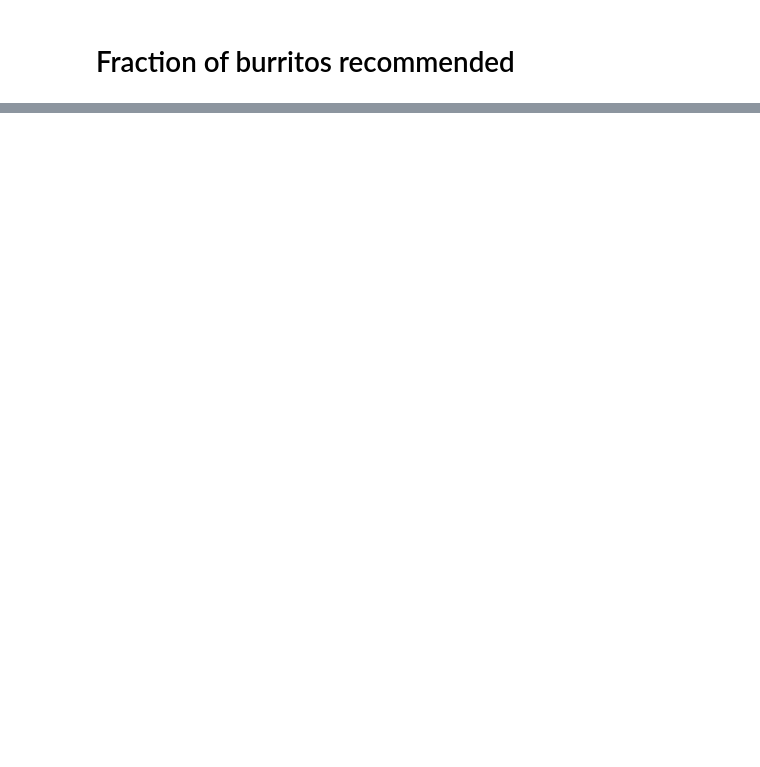
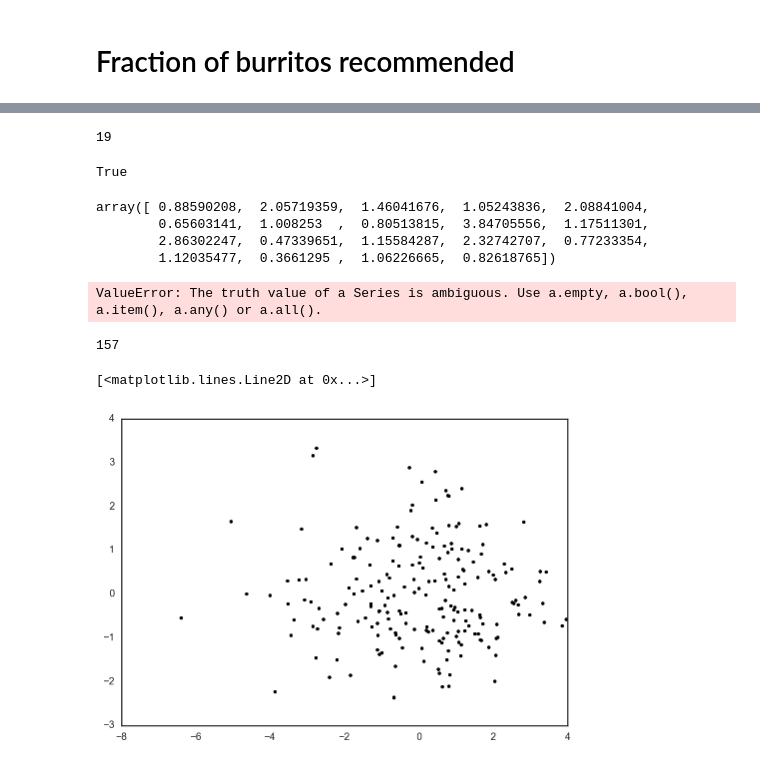
Before and after one commit to srcole/qwm, a Jupyter notebook: burrito/Burrito_characterize.ipynb, the cells around one changed output, grey strips where cells are left out. Cells and saved outputs as stored; diff of their text form; code cells hidden in the pictures; blank space fills up the shorter version.

```diff
--- a/burrito/Burrito_characterize.ipynb
+++ b/burrito/Burrito_characterize.ipynb
@@ -271,0 +275,6 @@ plt.savefig('C:/gh/fig/burrito/'+figname + '.png')
+# %%
+dfpca = dfpca.fillna(dfpca.mean())
+# %%
+# Normalize
+dfpca = (dfpca - dfpca.mean()) / dfpca.std()
+dfpca
@@ -271,0 +302,6 @@ plt.savefig('C:/gh/fig/burrito/'+figname + '.png')
+# %%
+from sklearn.decomposition import PCA
+pca = PCA(n_components=2)
+pca.fit(dfpca)
+print pca.components_
+print pca.explained_variance_ratio_
@@ -271,0 +319,33 @@ plt.savefig('C:/gh/fig/burrito/'+figname + '.png')
+# %%
+dfpca_proj = np.dot(pca.components_,dfpca.T)
+# %%
+np.sum(df.Location=='taco stand')
+# %% [output]
+19
+# %%
+foo = 'abc'
+bar = 'ba'
+zoo = '123'
+foo == 'abc' and bar == 'bac' or zoo == '123'
+# %% [output]
+True
+# %%
+dfpca_proj[0][np.where(df.Location=='taco stand')]
+# %% [output]
+array([ 0.88590208,  2.05719359,  1.46041676,  1.05243836,  2.08841004,
+        0.65603141,  1.008253  ,  0.80513815,  3.84705556,  1.17511301,
+        2.86302247,  0.47339651,  1.15584287,  2.32742707,  0.77233354,
+        1.12035477,  0.3661295 ,  1.06226665,  0.82618765])
+# %%
+shops[0] is
+# %% [output]
+ValueError: The truth value of a Series is ambiguous. Use a.empty, a.bool(), a.item(), a.any() or a.all().
+# %%
+np.sum(np.logical_or(notshops,df.Location==shops[2]))
+# %% [output]
+157
+# %%
+plt.plot(dfpca_proj[0],dfpca_proj[1],'k.')
+# %% [output]
+[<matplotlib.lines.Line2D at 0x...>]
+[figure, added]
```
Also changed, not shown: parts of 26 cells of this notebook, 5 other files.
